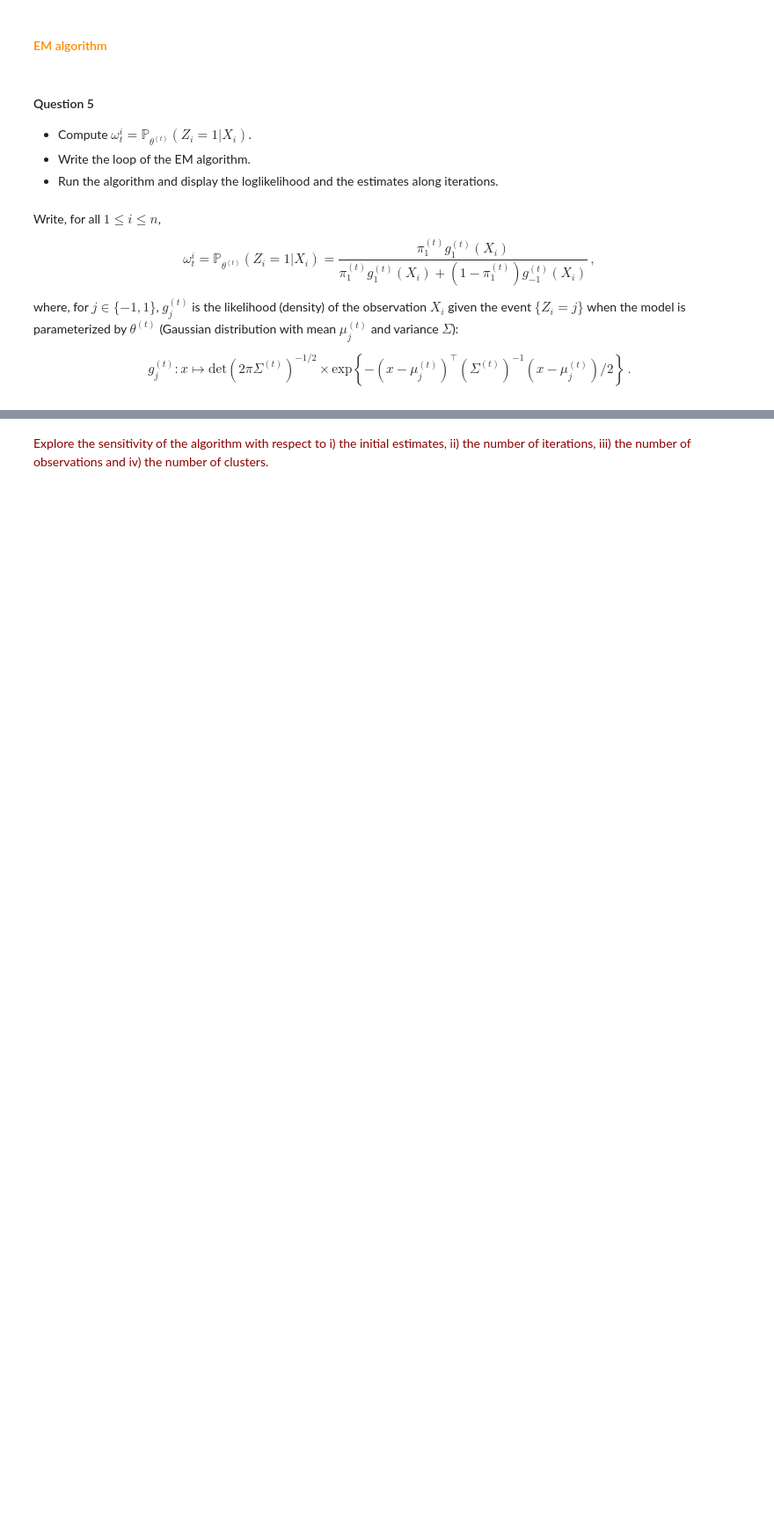
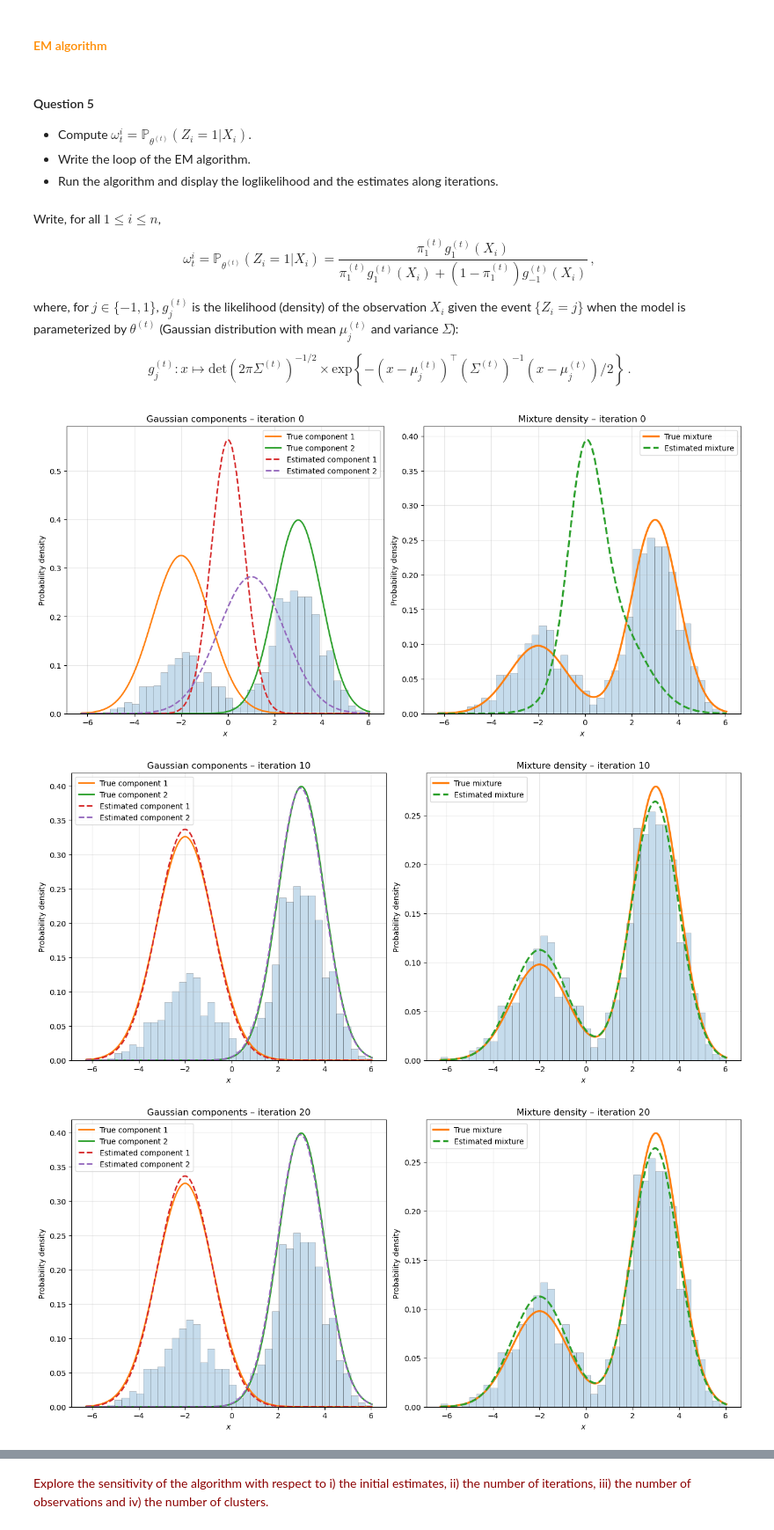
Before and after one commit to sylvainlc/22_ComputationalStat, a Jupyter notebook: Lab/4_ExpectationMaximization.ipynb, the cells around one changed output, grey strips where cells are left out. Shown at 88% size. Saved outputs shown, nothing was run; the diff lists cells and outputs as text; code cells hidden in the pictures; blank space fills up the shorter version.

```diff
--- a/Lab/4_ExpectationMaximization.ipynb
+++ b/Lab/4_ExpectationMaximization.ipynb
@@ -245,36 +386,40 @@ loglikelihood = np.zeros(n_it)
 for it in range(n_it):
 
     if it%10 == 0:
-        plot_pdf(X, pi1, mu1, mu2, sigma1, sigma2, weights[0] ,means, variances, it)
+        plot_pdf(X, pi1, mu1, mu2, sigma1, sigma2, weights[0] ,means, variances, bins, it)
 
     # Likelihood of all data for each cluster
     likelihood = []
     weightedlik = []
     for j in range(n_clust):
         likelihood.append(Gaussian_pdf(X, means[j], np.sqrt(variances[j])))
         weightedlik.append(weights[j]*likelihood[j])
     likelihood = np.array(likelihood)
     weightedlik = np.array(weightedlik)
 
 
 
     w = []
     # E & M  steps
     for j in range(n_clust):
         # copute posterior probabilities (w_{it})
         w.append((weightedlik[j]) / (np.sum([weightedlik[i] for i in range(n_clust)], axis=0)))
         # updage mean and variance
         means[j] = np.sum(w[j] * X) / (np.sum(w[j]))
         variances[j] = np.sum(w[j] * np.square(X - means[j])) / (np.sum(w[j]))
 
         # update the weights
         weights[j] = np.mean(w[j])
 
     weightedlik = np.sum(weightedlik,1)
     loglikelihood[it] = np.sum(np.log(weightedlik))/n_samples
 
     pi1_est[it+1] = weights[0]
     mu1_est[it+1] = means[0]
     mu2_est[it+1] = means[1]
     sigma1_est[it+1] = variances[0]
     sigma2_est[it+1] = variances[1]
+# %% [output]
+[figure, added]
+[figure, added]
+[figure, added]
```
Also changed, not shown: parts of 4 cells of this notebook, 5 other files.
